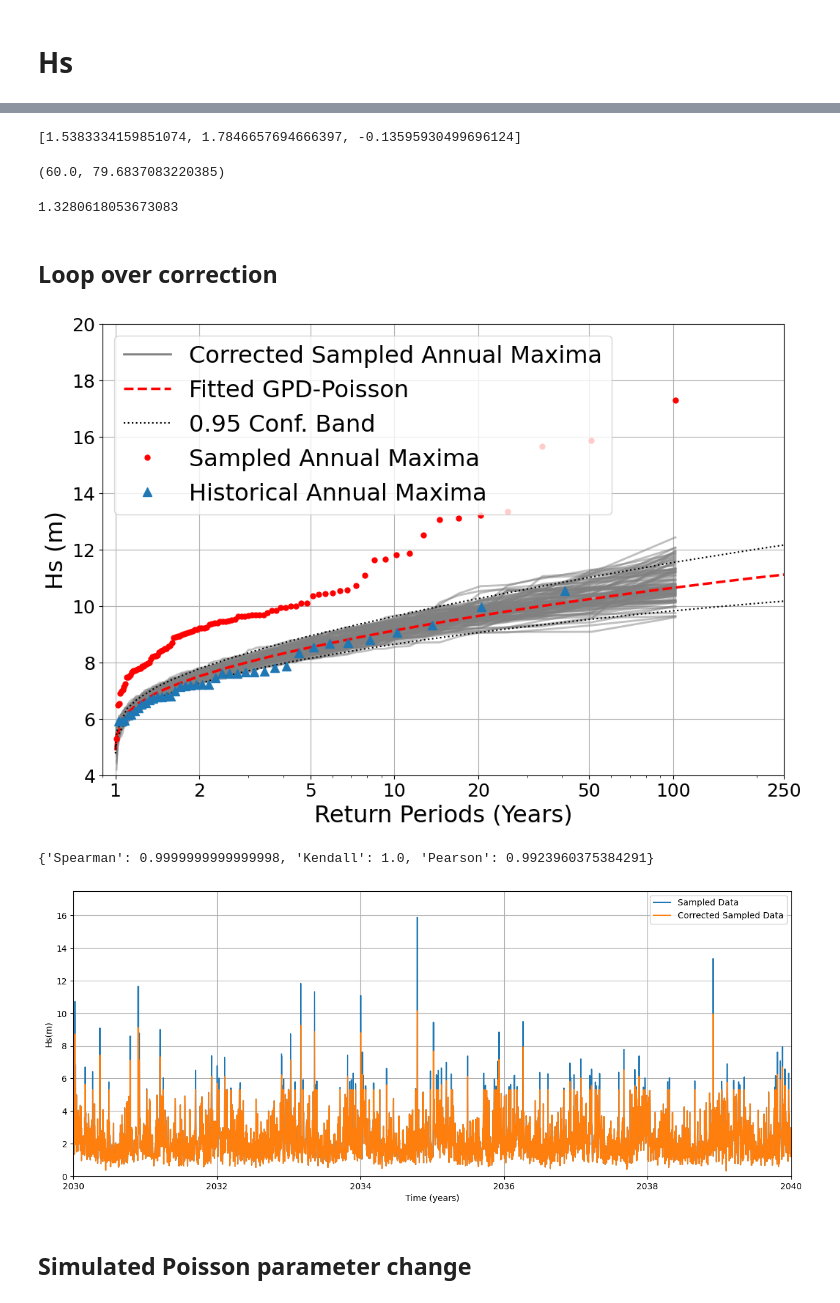
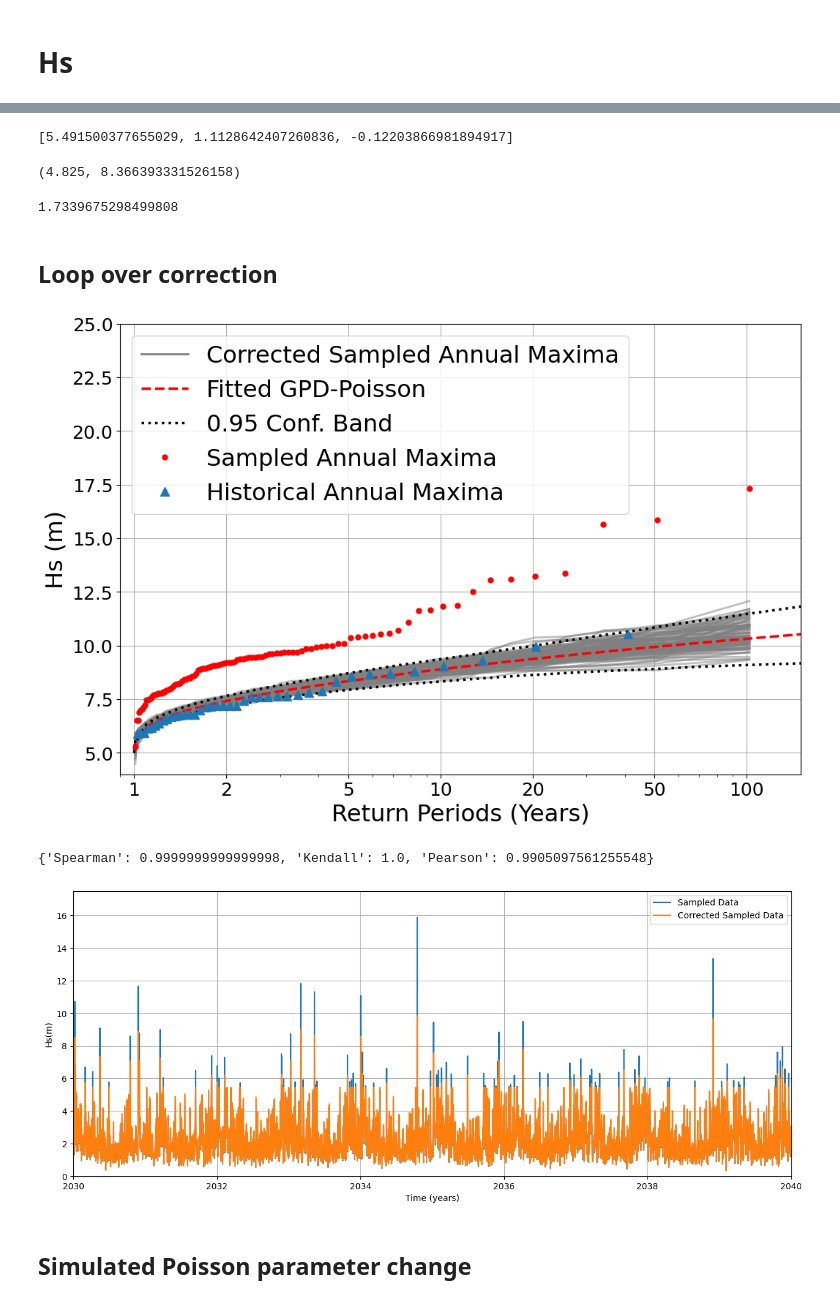
Before and after one commit to viccollado/ExtremeCorrection, a Jupyter notebook: Notebooks/ExtremeCorrectionHsTpSantona.ipynb, the cells around one changed output, grey strips where cells are left out. Drawn from its saved outputs; the diff is of its cells as text; code cells hidden in the pictures.

```diff
--- a/Notebooks/ExtremeCorrectionHsTpSantona.ipynb
+++ b/Notebooks/ExtremeCorrectionHsTpSantona.ipynb
@@ -50,7 +51,7 @@ Data variables:
 # %% [markdown]
 Asumo que bmus tiene los WT, sino habria que cogerlos de la siguiente forma:
 # %%
-df_hist = historical_dataset.to_dataframe().loc[:,["Hs", "Tp", "Dir", "bmus"]]
+df_hist = historical_dataset.to_dataframe().loc[:,["Hs", "Tp", "Dir"]]
 df_hist["yyyy"] = df_hist.index.year
 df_hist["mm"] = df_hist.index.month
 df_hist["dd"] = df_hist.index.day
@@ -67,5 +68,5 @@ df_hist.head()
 # %%
-df_sim = sampled_dataset.sel(n_sim=0).to_dataframe().loc[:,["Hs", "Tp", "Dir", "DWT"]]
+df_sim = sampled_dataset.sel(n_sim=0).to_dataframe().loc[:,["Hs", "Tp", "Dir"]]
 df_sim["yyyy"] = df_sim.index.year
 df_sim["mm"] = df_sim.index.month
 df_sim["dd"] = df_sim.index.day
@@ -88,14 +101,14 @@ config = {
     'yyyy_var': 'yyyy',
     'mm_var': 'mm',
     'dd_var': 'dd',
-    'freq': 365.25,
+    'freq': 365.242,
     'folder': 'Figures/Santona/Hs_Santona_Hs'
 }
 
 pot_config = {
     'n0': 10,
     'min_peak_distance': 2,
-    'init_threshold': 0.0,
+    'init_threshold': np.quantile(df_hist["Hs"], 0.98),
     'siglevel': 0.01,
     'plot_flag': True
 }
@@ -142,15 +312,15 @@ plt.show()
 # %%
 extr_corr_complete.parameters
 # %% [output]
-[1.5383334159851074, 1.7846657694666397, -0.13595930499696124]
+[5.491500377655029, 1.1128642407260836, -0.12203866981894917]
 # %%
 extr_corr_complete.poiss_parameter, extr_corr_complete.sim_poiss_parameter
 # %% [output]
-(60.0, 79.6837083220385)
+(4.825, 8.366393331526158)
 # %%
 extr_corr_complete.sim_poiss_parameter/extr_corr_complete.poiss_parameter
 # %% [output]
-1.3280618053673083
+1.7339675298499808
 # %% [markdown]
 ## Loop over correction
 # %%
@@ -173,45 +344,45 @@ ax= fig.add_subplot()
 # Corrected AM
 ax.semilogx(extr_corr_complete.T_annmax_sim, dict_maximos_corregidos_Hs[0], color = 'gray', linewidth=2, alpha=0.5,label='Corrected Sampled Annual Maxima')
 for i in range(1,100):
     ax.semilogx(extr_corr_complete.T_annmax_sim, dict_maximos_corregidos_Hs[i], color = 'gray', linewidth=2, alpha=0.5)
 
 # Fitted GPD-Poisson
 ax.semilogx(extr_corr_complete.ci_T_years, extr_corr_complete.x_vals_gpd_poiss_sim, color = 'red',linestyle='dashed', linewidth=2.5, label='Fitted GPD-Poisson')
 # Confidence interval for fitted GPD-Poisson
-ax.semilogx(extr_corr_complete.ci_T_years, extr_corr_complete.upper_pot_ci_return, color = "black",linestyle='dotted', label=f'{extr_corr_complete.conf} Conf. Band')
-ax.semilogx(extr_corr_complete.ci_T_years, extr_corr_complete.lower_pot_ci_return, color = "black",linestyle='dotted')
+ax.semilogx(extr_corr_complete.ci_T_years, extr_corr_complete.upper_pot_ci_return, color = "black",linestyle='dotted', linewidth=2.5, label=f'{extr_corr_complete.conf} Conf. Band')
+ax.semilogx(extr_corr_complete.ci_T_years, extr_corr_complete.lower_pot_ci_return, color = "black",linestyle='dotted', linewidth=2.5)
 
 
 ax.semilogx(extr_corr_complete.T_annmax_sim, extr_corr_complete.sim_max_data_sorted, color="red", linewidth=0, marker='o',markersize=5, label='Sampled Annual Maxima')
 
 ax.semilogx(extr_corr_complete.T_annmax, extr_corr_complete.max_data_sorted, color="tab:blue", linewidth=0, marker='^',markersize=8, label='Historical Annual Maxima')
 
 ax.set_xlabel("Return Periods (Years)", fontsize=23)
 ax.set_ylabel(f"{extr_corr_complete.var} (m)", fontsize=23)
 # ax.set_title(f"Simulated Return Period ({self.var})", fontsize=TITLE_FONTSIZE)
 ax.set_xscale('log')
 ax.set_xticks([1, 2, 5, 10, 20, 50, 100, 250, 1000, 10000])
 # ax.set_xticklabels([1, 2, 5, 10, 20, 50, 100, 250, 1000, 10000], fontsize=15)
 ax.get_xaxis().set_major_formatter(plt.ScalarFormatter())
 # ax.set_yticklabels(ax.set, fontsize=15)
 ax.tick_params(axis='both', which='major', labelsize=18)
 ax.tick_params(axis='both', which='minor', labelsize=18)
-ax.set_xlim(left=0.9,right=250)
-ax.set_ylim(bottom=4, top=20)
-leg = ax.legend(loc='best', ncol=1, fontsize=23)
+ax.set_xlim(0.9,150)
+ax.set_ylim(bottom=4, top=25)
+leg = ax.legend(loc='upper left', ncol=1, fontsize=23)
 for lh in leg.legend_handles:
     lh.set_alpha(1)
 # ax.legend(loc='upper left', fontsize=LEGEND_FONTSIZE)
 ax.grid()
-plt.savefig("Figures/Santona/Hs_Santona_Hs/Hs_ReturnPeriod_Simulated_100sims.png", dpi=300, bbox_inches="tight")
+plt.savefig("Figures/Santona/Hs_Santona_Hs/Hs_ReturnLevel_Simulated_Ensemble_REVISED.png", dpi=300, bbox_inches="tight")
 plt.show()
 # %% [output]
-[figure, old version]
+[figure, new version]
 # %%
 correlation_hs = extr_corr_complete.correlation()
 correlation_hs
 # %% [output]
-{'Spearman': 0.9999999999999998, 'Kendall': 1.0, 'Pearson': 0.9923960375384291}
+{'Spearman': 0.9999999999999998, 'Kendall': 1.0, 'Pearson': 0.9905097561255548}
 # %%
 fig = plt.figure(figsize=(15,6))
 ax = fig.add_subplot()
@@ -228,7 +399,7 @@ ax.legend()
 plt.savefig("Figures/Santona/Hs_Santona_Hs/Hs_SimTimeSeries_Corr_NoCorr.png", dpi=300, bbox_inches="tight")
 plt.show()
 # %% [output]
-[figure, old version]
+[figure, new version]
 # %% [markdown]
 ## Simulated Poisson parameter change
 # %%
```
Also changed, not shown: parts of 73 cells of this notebook, 4 other files.
